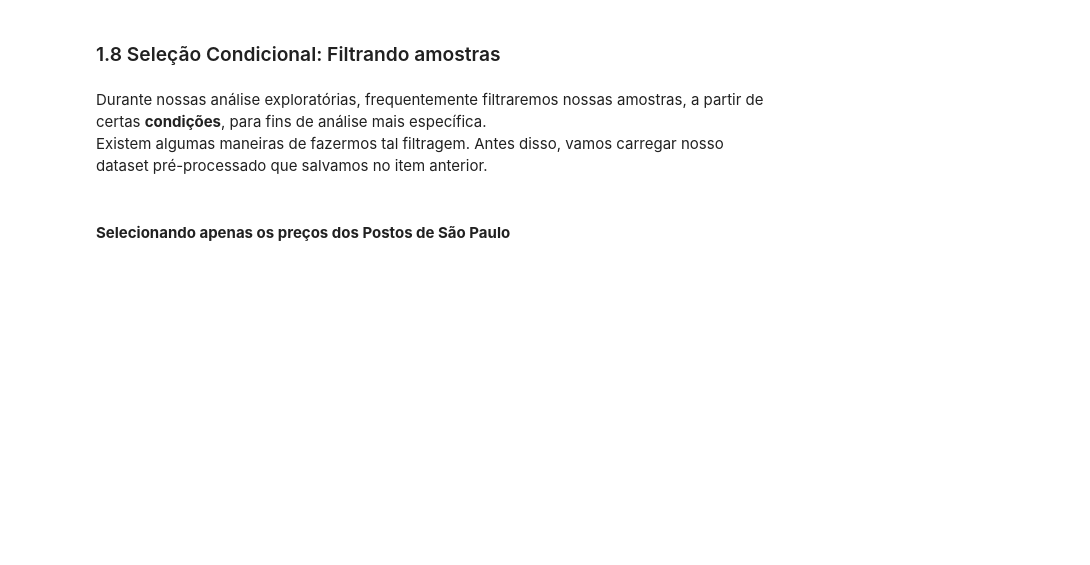
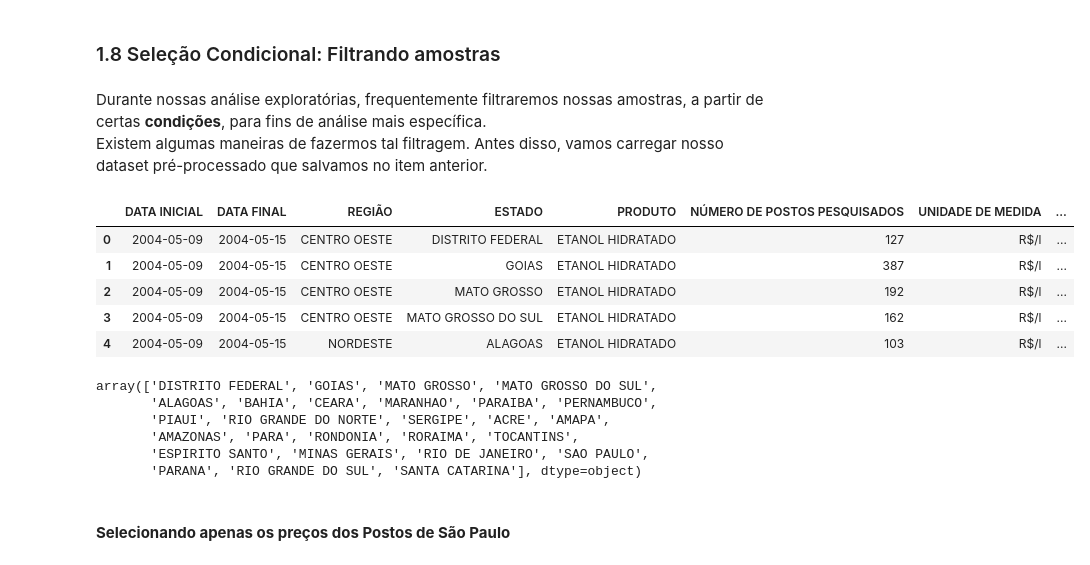
Before and after one commit to rudaaranha/pandas-essencial, a Jupyter notebook: manipulacao_de_dados_codigo_base.ipynb, the cells around one changed output. Cells and saved outputs as stored; diff of their text form; code cells hidden in the pictures; blank space fills up the shorter version.

Commit message:
filtros para o dataframe parte 1

```diff
--- a/manipulacao_de_dados_codigo_base.ipynb
+++ b/manipulacao_de_dados_codigo_base.ipynb
@@ -973,6 +973,28 @@ data.to_csv('./datasets/GasPricesinBrazil_2004-2019_preprocessado.csv', index=Fa
 # %% [markdown]
 Durante nossas análise exploratórias, frequentemente filtraremos nossas amostras, a partir de certas **condições**, para fins de análise mais específica. <br/>
 Existem algumas maneiras de fazermos tal filtragem. Antes disso, vamos carregar nosso dataset pré-processado que salvamos no item anterior.
+# %%
+data = pd.read_csv('./datasets/GasPricesinBrazil_2004-2019_preprocessado.csv')
+# %%
+data.head()
+# %% [output]
+|  | DATA INICIAL | DATA FINAL | REGIÃO | ESTADO | PRODUTO | NÚMERO DE POSTOS PESQUISADOS | UNIDADE DE MEDIDA | ... |
+| 0 | 2004-05-09 | 2004-05-15 | CENTRO OESTE | DISTRITO FEDERAL | ETANOL HIDRATADO | 127 | R$/l | ... |
+| 1 | 2004-05-09 | 2004-05-15 | CENTRO OESTE | GOIAS | ETANOL HIDRATADO | 387 | R$/l | ... |
+| 2 | 2004-05-09 | 2004-05-15 | CENTRO OESTE | MATO GROSSO | ETANOL HIDRATADO | 192 | R$/l | ... |
+| 3 | 2004-05-09 | 2004-05-15 | CENTRO OESTE | MATO GROSSO DO SUL | ETANOL HIDRATADO | 162 | R$/l | ... |
+| 4 | 2004-05-09 | 2004-05-15 | NORDESTE | ALAGOAS | ETANOL HIDRATADO | 103 | R$/l | ... |
+# %%
+# Mostra todos os estados cujos os preços dos combustíveis foram aferidos
+# Mais tecnicamente, mostra os valores únicos presentes para a coluna 'ESTADO'
+data['ESTADO'].unique()
+# %% [output]
+array(['DISTRITO FEDERAL', 'GOIAS', 'MATO GROSSO', 'MATO GROSSO DO SUL',
+       'ALAGOAS', 'BAHIA', 'CEARA', 'MARANHAO', 'PARAIBA', 'PERNAMBUCO',
+       'PIAUI', 'RIO GRANDE DO NORTE', 'SERGIPE', 'ACRE', 'AMAPA',
+       'AMAZONAS', 'PARA', 'RONDONIA', 'RORAIMA', 'TOCANTINS',
+       'ESPIRITO SANTO', 'MINAS GERAIS', 'RIO DE JANEIRO', 'SAO PAULO',
+       'PARANA', 'RIO GRANDE DO SUL', 'SANTA CATARINA'], dtype=object)
 # %% [markdown]
 #### **Selecionando apenas os preços dos Postos de São Paulo**
 # %% [markdown]
```
